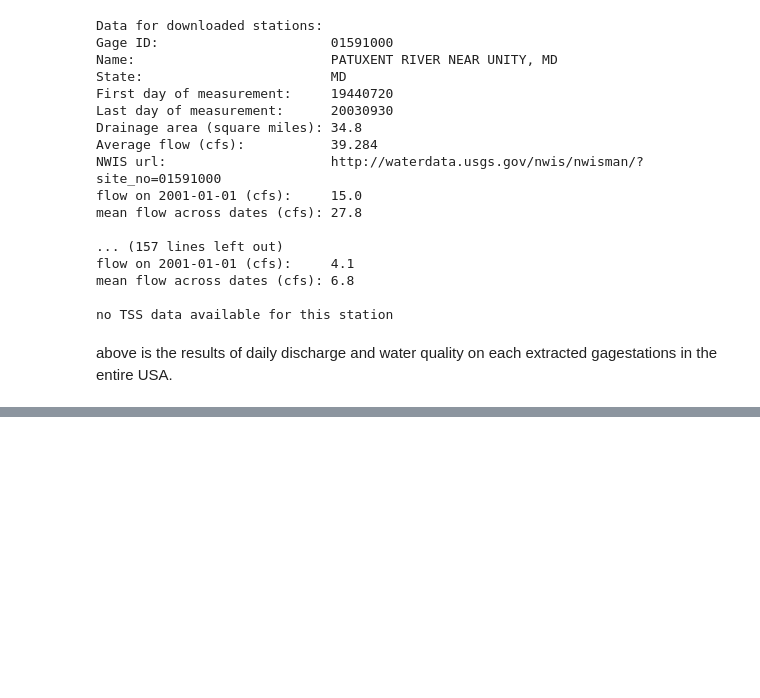
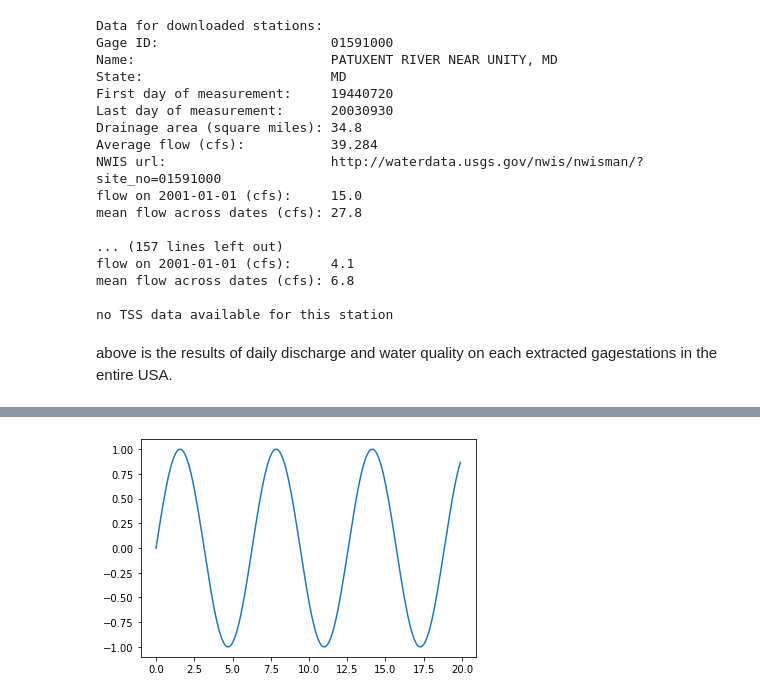
Before and after one commit to kangfh/NWIS-example, a Jupyter notebook: Jupyter test.ipynb, the cells around one changed output, grey strips where cells are left out. Drawn from its saved outputs; the diff is of its cells as text; code cells hidden in the pictures; blank space fills up the shorter version.

```diff
--- a/Jupyter test.ipynb
+++ b/Jupyter test.ipynb
@@ -133,0 +143,9 @@ no TSS data available for this station
+# %%
+from matplotlib import pyplot as plt
+import numpy as np
+
+x=np.arange(0,20,0.1)
+y=np.sin(x)
+f=plt.plot(x,y)
+# %% [output]
+[figure, added]
```
Also changed, not shown: parts of 2 cells of this notebook, 1 other file.
